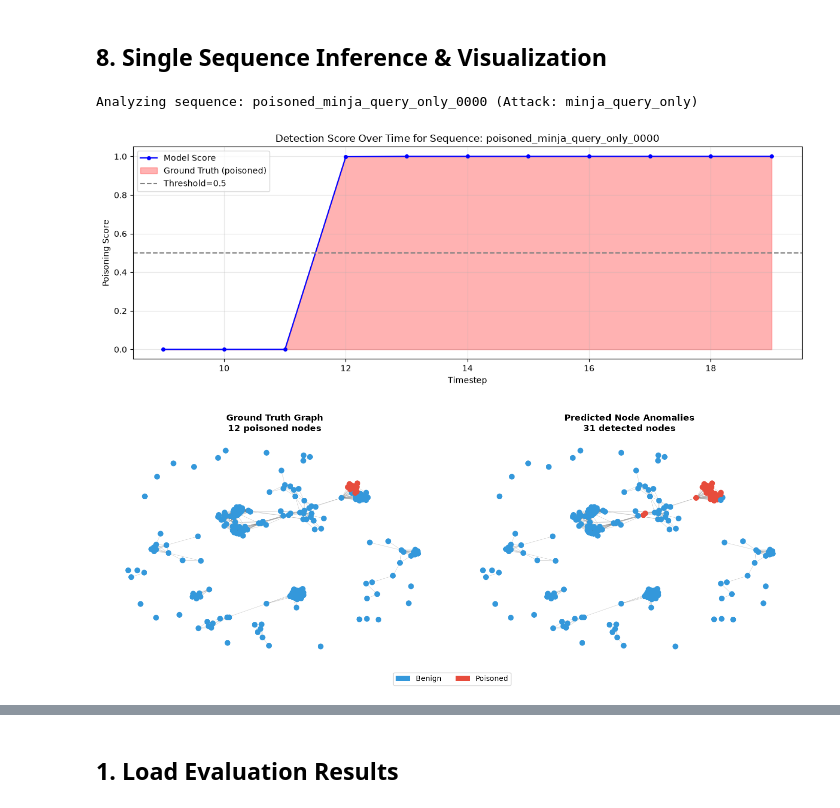
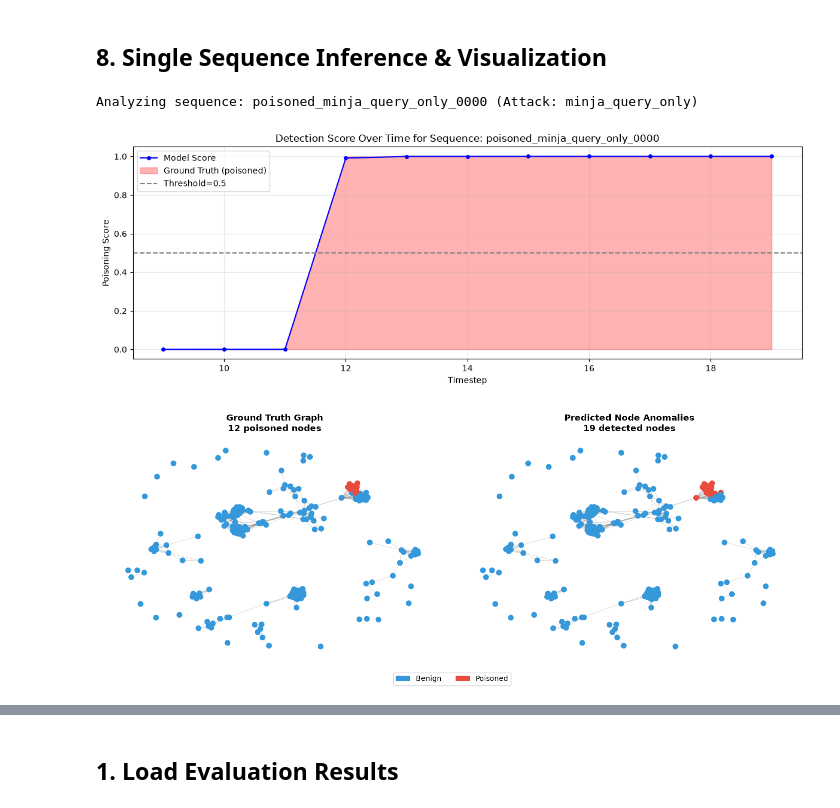
Before and after one commit to mwayandau1/tgn-detection-persistent-mem-poisoning, a Jupyter notebook: notebooks/all_in_one_tgn_detector.ipynb, the cells around one changed output, grey strips where cells are left out. Saved outputs shown, nothing was run; the diff lists cells and outputs as text; code cells hidden in the pictures.

```diff
--- a/notebooks/all_in_one_tgn_detector.ipynb
+++ b/notebooks/all_in_one_tgn_detector.ipynb
@@ -110,9 +111,9 @@ CONFIG = {
         "early_stopping_patience": 10,
         "gradient_clip": 1.0,
         "focal_loss_gamma": 3.0,
-        "focal_loss_alpha": 0.90,
+        "focal_loss_alpha": 0.92,
         "loss_alpha": 1.0,
-        "loss_beta": 2.0,
+        "loss_beta": 2.5,
         "loss_gamma": 0.3,
         "oversample_ratio": 3,
     },
@@ -832,5 +939,11 @@ Model parameters: 659,010
 # %% [markdown]
 ## 7. Model Evaluation Suite
+# %%
+EXP_DIR = Path("../experiments/run_current_arch")
+DATA_DIR = Path("../data/raw/llm_generated")
+
+IMG_DIR = Path("../experiments/eval_images")
+IMG_DIR.mkdir(parents=True, exist_ok=True)
 # %%
 class Evaluator:
     """Evaluates the trained detector on test set."""
@@ -936,7 +1049,9 @@ class Evaluator:
         with open(data_dir / "metadata.json") as f:
             metadata = json.load(f)
 
-        poisoned_seqs = {m["sequence_id"] for m in metadata if m["label"] == "poisoned"}
+        test_seq_ids = set(self.test_dataset.sequence_ids)
+        poisoned_seqs = {m["sequence_id"] for m in metadata
+                         if m["label"] == "poisoned" and m["sequence_id"] in test_seq_ids}
         latencies = []
         threshold = 0.5
         T = self.config["training"]["temporal_window"]
@@ -1003,7 +1118,11 @@ class Evaluator:
 # Run Evaluation on Test Set
 checkpoint_path = EXP_DIR / "phase2_best.pt"
 if not checkpoint_path.exists():
-    checkpoint_path = Path("../experiments/llm_run_001/phase2_best.pt")
+    raise FileNotFoundError(
+        f"No checkpoint at {checkpoint_path}. Train a model matching the current "
+        f"architecture first (see the note above Trainer), or point EXP_DIR at an "
+        f"existing run directory that used this same architecture."
+    )
 
 evaluator = Evaluator(CONFIG, str(checkpoint_path), str(DATA_DIR), device=device)
 
@@ -1105,6 +1211,7 @@ ax.legend()
 ax.set_ylim([-0.05, 1.05])
 ax.grid(True, alpha=0.3)
 plt.tight_layout()
+plt.savefig(IMG_DIR / "single_sequence_detection_score.png", dpi=300)
 plt.show()
 
 # 2. Node Graph Overlay Visualization
@@ -1113,33 +1220,34 @@ graphs = [Batch.from_data_list([snapshot_to_pyg(s)]).to(device) for s in last_wi
 
 eval_model.reset_memory()
 with torch.no_grad():
     _, node_scores = eval_model(graphs)
 
 node_scores = node_scores.cpu().numpy()
 node_labels = last_window[-1]["node_labels"]
 
 fig, axes = plt.subplots(1, 2, figsize=(14, 5.5))
 
 G = snapshot_to_networkx(last_window[-1])
 pos = nx.spring_layout(G, seed=42, k=2.0/np.sqrt(max(1, len(G.nodes))))
 colors_gt = ["#e74c3c" if node_labels[n] == 1 else "#3498db" for n in G.nodes]
 nx.draw_networkx_edges(G, pos, ax=axes[0], alpha=0.2, width=0.5)
 nx.draw_networkx_nodes(G, pos, ax=axes[0], node_color=colors_gt, node_size=50)
 axes[0].set_title(f"Ground Truth Graph\n{int(node_labels.sum())} poisoned nodes", fontweight="bold")
 axes[0].axis("off")
 
 min_len = min(len(node_scores), len(G.nodes))
-colors_pred = ["#e74c3c" if node_scores[n] > 0.5 else "#3498db" for n in range(min_len)]
+colors_pred = ["#e74c3c" if node_scores[n] > 0.54 else "#3498db" for n in range(min_len)]
 nx.draw_networkx_edges(G, pos, ax=axes[1], alpha=0.2, width=0.5)
 nx.draw_networkx_nodes(G, pos, ax=axes[1], node_color=colors_pred, node_size=50)
-axes[1].set_title(f"Predicted Node Anomalies\n{(node_scores[:min_len] > 0.5).sum()} detected nodes", fontweight="bold")
+axes[1].set_title(f"Predicted Node Anomalies\n{(node_scores[:min_len] > 0.54).sum()} detected nodes", fontweight="bold")
 axes[1].axis("off")
 
 legend = [Patch(facecolor="#3498db", label="Benign"), Patch(facecolor="#e74c3c", label="Poisoned")]
 fig.legend(handles=legend, loc="lower center", ncol=2)
 plt.tight_layout(rect=[0, 0.05, 1, 1])
+plt.savefig(IMG_DIR / "node_graph_overlay.png", dpi=300)
 plt.show()
 # %% [output]
 Analyzing sequence: poisoned_minja_query_only_0000 (Attack: minja_query_only)
 [figure]
-[figure, old version]
+[figure, new version]
```
Also changed, not shown: parts of 15 cells of this notebook, 42 other files.
